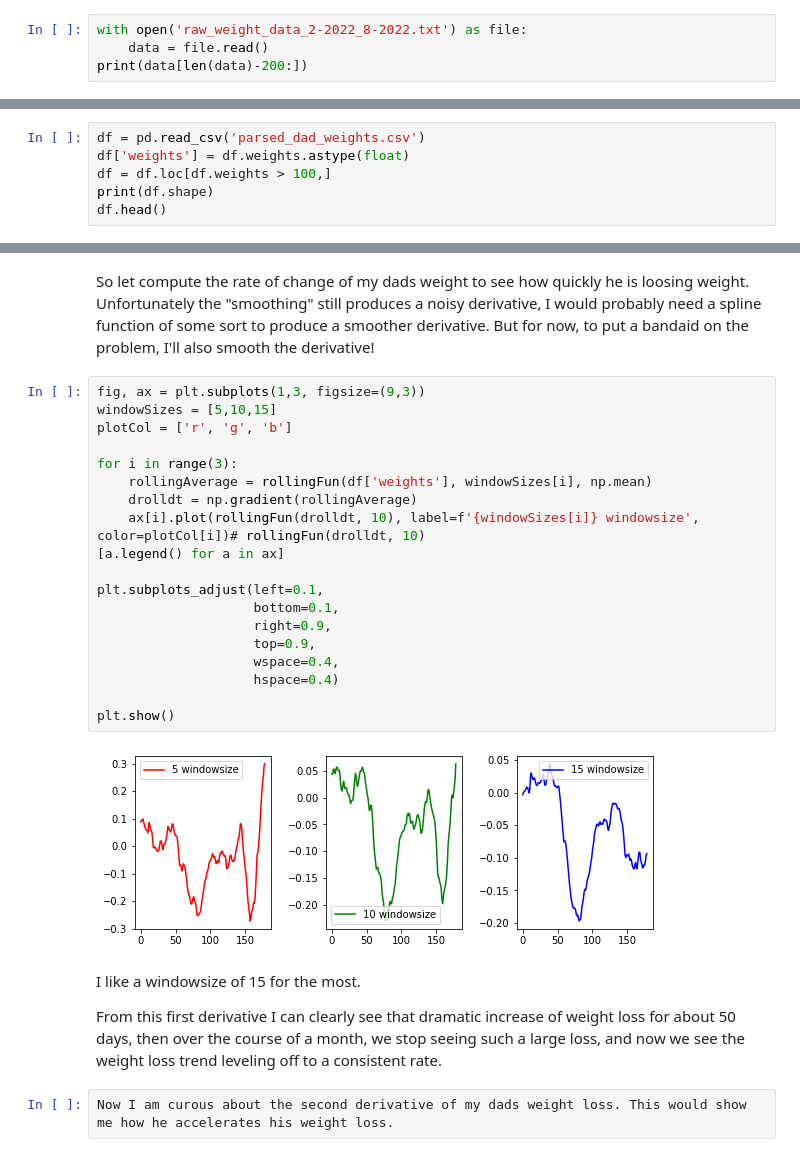
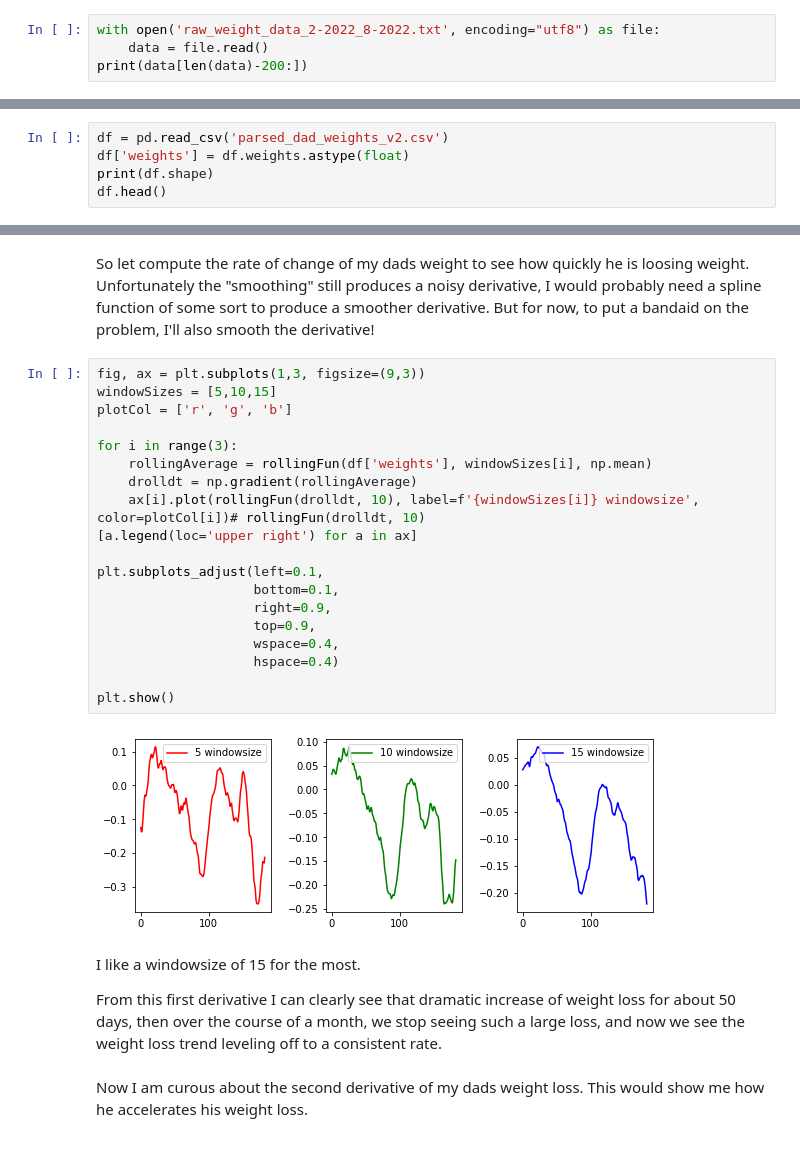
Before and after one commit to Matthew1309/dad_weight, a Jupyter notebook: dads_weight_data.ipynb, the cells around one changed output, grey strips where cells are left out. Saved outputs shown, nothing was run; the diff lists cells and outputs as text.

```diff
--- a/dads_weight_data.ipynb
+++ b/dads_weight_data.ipynb
@@ -14,5 +14,5 @@ from math import floor
 # %%
-with open('raw_weight_data_2-2022_8-2022.txt') as file:
+with open('raw_weight_data_2-2022_8-2022.txt', encoding="utf8") as file:
     data = file.read()
 print(data[len(data)-200:])
 # %% [output]
@@ -84,7 +172,6 @@ df.head()
 # %%
-df = pd.read_csv('parsed_dad_weights.csv')
+df = pd.read_csv('parsed_dad_weights_v2.csv')
 df['weights'] = df.weights.astype(float)
-df = df.loc[df.weights > 100,]
 print(df.shape)
 df.head()
 # %% [output]
@@ -229,30 +321,30 @@ So let compute the rate of change of my dads weight to see how quickly he is loo
 # %%
 fig, ax = plt.subplots(1,3, figsize=(9,3))
 windowSizes = [5,10,15]
 plotCol = ['r', 'g', 'b']
 
 for i in range(3):
     rollingAverage = rollingFun(df['weights'], windowSizes[i], np.mean)
     drolldt = np.gradient(rollingAverage)
     ax[i].plot(rollingFun(drolldt, 10), label=f'{windowSizes[i]} windowsize', color=plotCol[i])# rollingFun(drolldt, 10)
-[a.legend() for a in ax]
+[a.legend(loc='upper right') for a in ax]
 
 plt.subplots_adjust(left=0.1,
                     bottom=0.1,
                     right=0.9,
                     top=0.9,
                     wspace=0.4,
                     hspace=0.4)
 
 plt.show()
 # %% [output]
-[figure, old version]
+[figure, new version]
 # %% [markdown]
 I like a windowsize of 15 for the most.
 
 From this first derivative I can clearly see that dramatic increase of weight loss for about 50 days, then over the course of a month, we stop seeing such a large loss, and now we see the weight loss trend leveling off to a consistent rate.
-# %%
-Now I am curous about the second derivative of my dads weight loss. This would show me how he accelerates his weight loss.
+# %% [markdown]
+Now I am curous about the second derivative of my dads weight loss. This would show me how he accelerates his weight loss.
 # %%
 rollingAverage = rollingFun(df['weights'], 15)
 drolldt = rollingFun(np.gradient(rollingAverage), 10)
```
Also changed, not shown: parts of 25 cells of this notebook, 2 other files.
